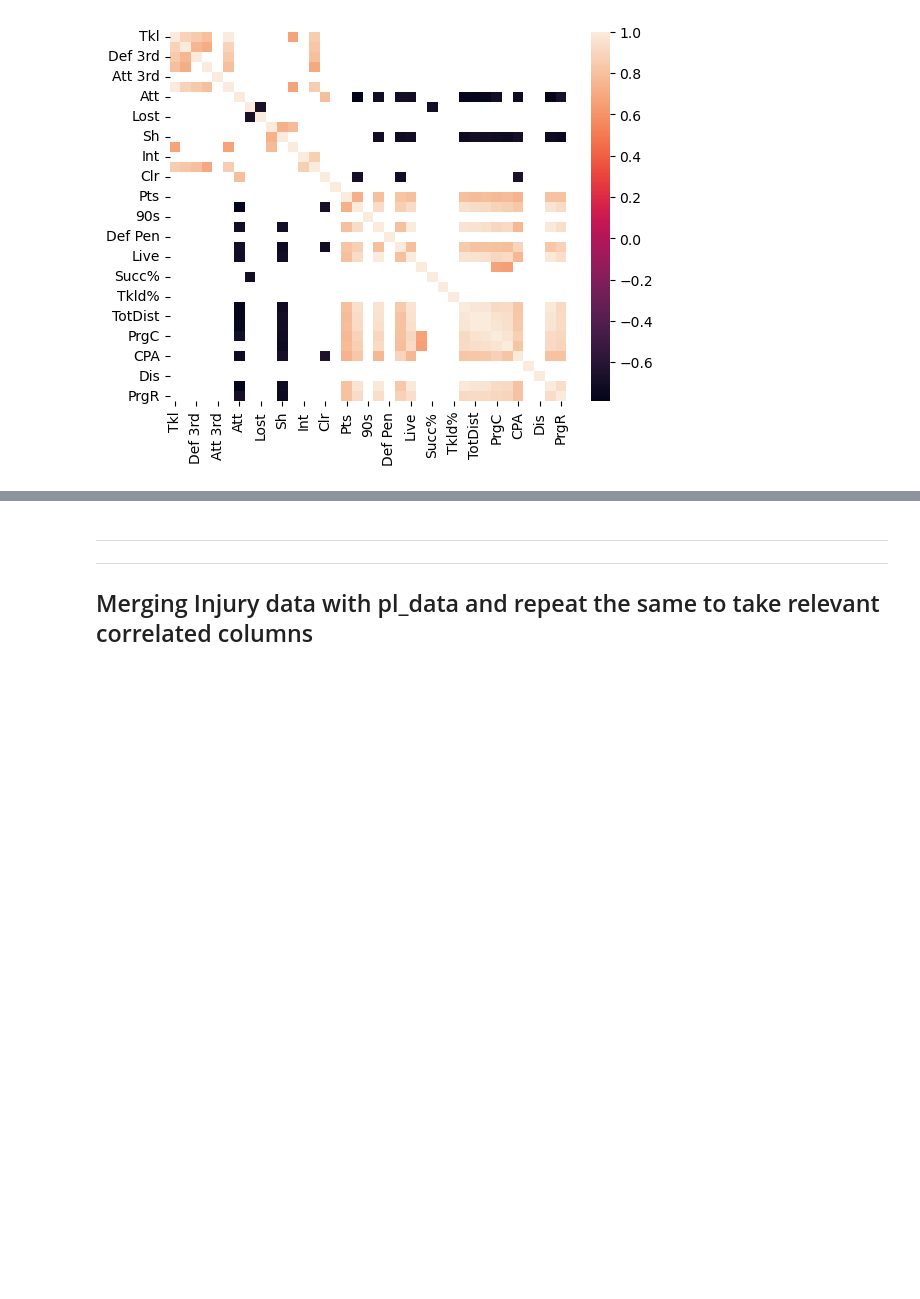
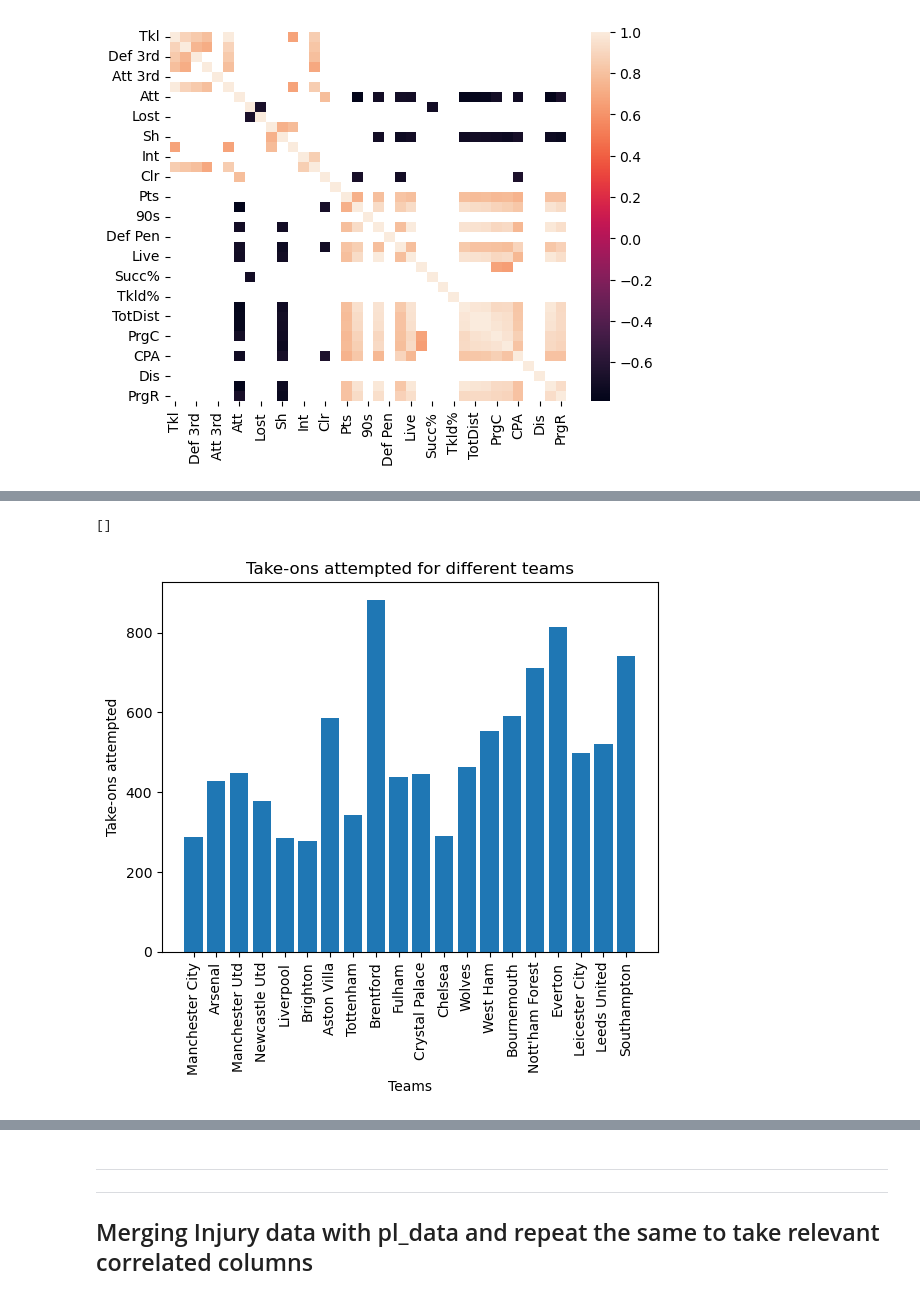
Before and after one commit to Yashuchirag/team_pressing_project, a Jupyter notebook: src/team_pressing.ipynb, the cells around one changed output, grey strips where cells are left out. Drawn from its saved outputs; the diff is of its cells as text; code cells hidden in the pictures; blank space fills up the shorter version.

```diff
--- a/src/team_pressing.ipynb
+++ b/src/team_pressing.ipynb
@@ -169,0 +212,11 @@ sns.heatmap(data_pressing_possession_corr)
+# %%
+plt.figure()
+plt.xticks(rotation=90)
+plt.bar(plot_data_pressing_possession.index,plot_data_pressing_possession['Att'])
+plt.title("Take-ons attempted for different teams")
+plt.ylabel("Take-ons attempted")
+plt.xlabel("Teams")
+plt.plot()
+# %% [output]
+[]
+[figure, added]
```
Also changed, not shown: parts of 47 cells of this notebook, 4 other files.
